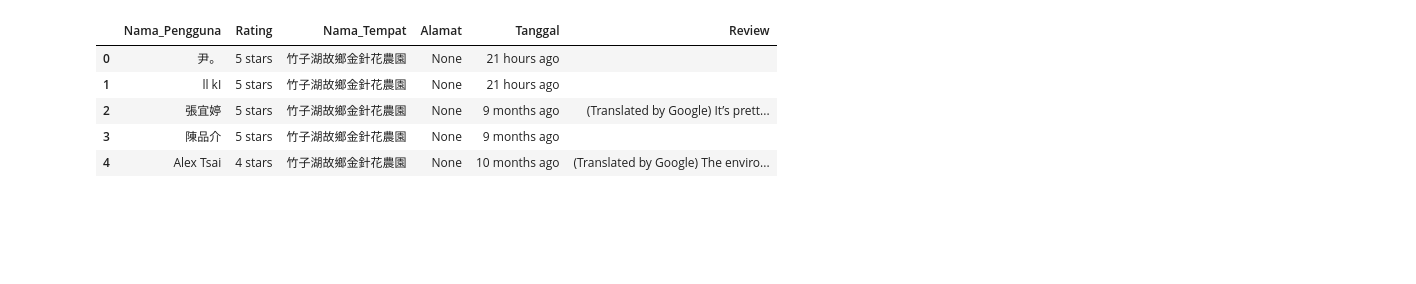
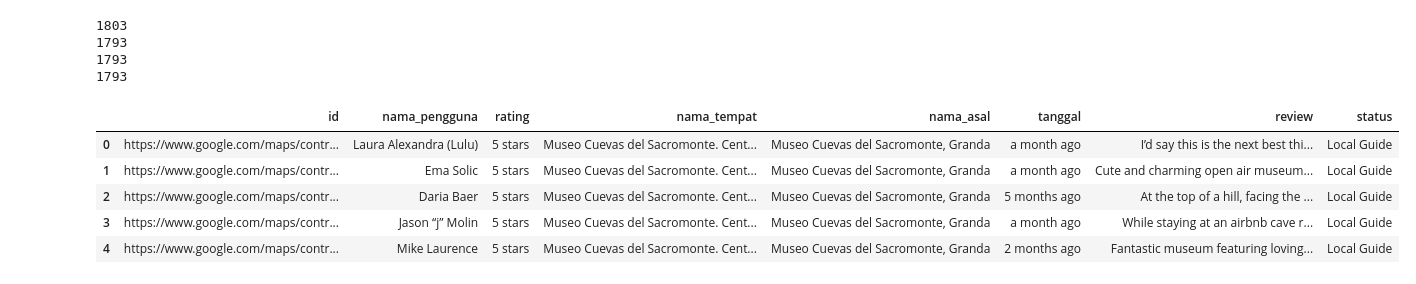
Before and after one commit to adenjmn/TA2022, a Jupyter notebook: Google_Maps_Reviews_Auto.ipynb, the cells around one changed output. Cells and saved outputs as stored; diff of their text form; code cells hidden in the pictures; blank space fills up the shorter version.

```diff
--- a/Google_Maps_Reviews_Auto.ipynb
+++ b/Google_Maps_Reviews_Auto.ipynb
@@ -104,2 +88,24 @@ memory usage: 25.9+ KB
+# %%
+nama_tempat = []
+username = []
+review_text = []
+rating = []
+rel_date = []
+jenis = []
+md_nama = []
+nama_asal = []
+nama_gmaps = []
+alamat_gmaps = []
+id_gmaps = []
+status = []
+link = []
+nama_maps = []
+n_nama_asal = []
+jenis_maps = []
+alamat_maps = []
+deskripsi_maps = []
+koordinat_maps = []
+coordinat = []
+img_src = []
 # %%
 n_key = data.Nama+', '+data.Lokasi
@@ -273,2 +292,14 @@ Gallery of Modern Art
 # %%
-# key
+# 1
+res_id1 = id_gmaps[:1773]
+res_id2 = id_gmaps[1783:]
+# 2
+# res_id3 = id_gmaps[4131:]
+
+
+res_id = res_id1 + res_id2#+res_id3
+len(res_id)
+# res_id1[1200]
+# print(id_gmaps[4121])
+# print(nama_gmaps[4121])
+# print(nama_asal[4121])
@@ -287,13 +340,24 @@ len(username)
+# %%
+print(len(id_gmaps))
+# print(len(res_id))
+print(len(username))
+print(len(rating))
+print(len(nama_gmaps))
+# %% [output]
+1803
+1793
+1793
+1793
 # %%
-import numpy as np
-df = pd.DataFrame(np.column_stack([username,rating,nama_gmaps,alamat_gmaps,rel_date,review_text]),
-                  columns=['Nama_Pengguna','Rating','Nama_Tempat','Alamat','Tanggal','Review'])
+# if data != change id_gmaps use res_id
+df = pd.DataFrame(np.column_stack([res_id,username,rating,nama_gmaps,nama_asal,rel_date,review_text,status]),
+                  columns=['id','nama_pengguna','rating','nama_tempat','nama_asal','tanggal','review','status'])
 df.head(5)
 # %% [output]
-|  | Nama_Pengguna | Rating | Nama_Tempat | Alamat | Tanggal | Review |
-| 0 | 尹。 | 5 stars | 竹子湖故鄉金針花農園 | None | 21 hours ago |  |
-| 1 | ll kI | 5 stars | 竹子湖故鄉金針花農園 | None | 21 hours ago |  |
-| 2 | 張宜婷 | 5 stars | 竹子湖故鄉金針花農園 | None | 9 months ago | (Translated by Google) It’s prett... |
-| 3 | 陳品介 | 5 stars | 竹子湖故鄉金針花農園 | None | 9 months ago |  |
-| 4 | Alex Tsai | 4 stars | 竹子湖故鄉金針花農園 | None | 10 months ago | (Translated by Google) The enviro... |
+|  | id | nama_pengguna | rating | nama_tempat | nama_asal | tanggal | review | status |
+| 0 | https://www.google.com/maps/contr... | Laura Alexandra (Lulu) | 5 stars | Museo Cuevas del Sacromonte. Cent... | Museo Cuevas del Sacromonte, Granda | a month ago | I’d say this is the next best thi... | Local Guide |
+| 1 | https://www.google.com/maps/contr... | Ema Solic | 5 stars | Museo Cuevas del Sacromonte. Cent... | Museo Cuevas del Sacromonte, Granda | a month ago | Cute and charming open air museum... | Local Guide |
+| 2 | https://www.google.com/maps/contr... | Daria Baer | 5 stars | Museo Cuevas del Sacromonte. Cent... | Museo Cuevas del Sacromonte, Granda | 5 months ago | At the top of a hill, facing the ... | Local Guide |
+| 3 | https://www.google.com/maps/contr... | Jason “j” Molin | 5 stars | Museo Cuevas del Sacromonte. Cent... | Museo Cuevas del Sacromonte, Granda | a month ago | While staying at an airbnb cave r... | Local Guide |
+| 4 | https://www.google.com/maps/contr... | Mike Laurence | 5 stars | Museo Cuevas del Sacromonte. Cent... | Museo Cuevas del Sacromonte, Granda | 2 months ago | Fantastic museum featuring loving... | Local Guide |
 # %%
```
Also changed, not shown: parts of 25 cells of this notebook.
